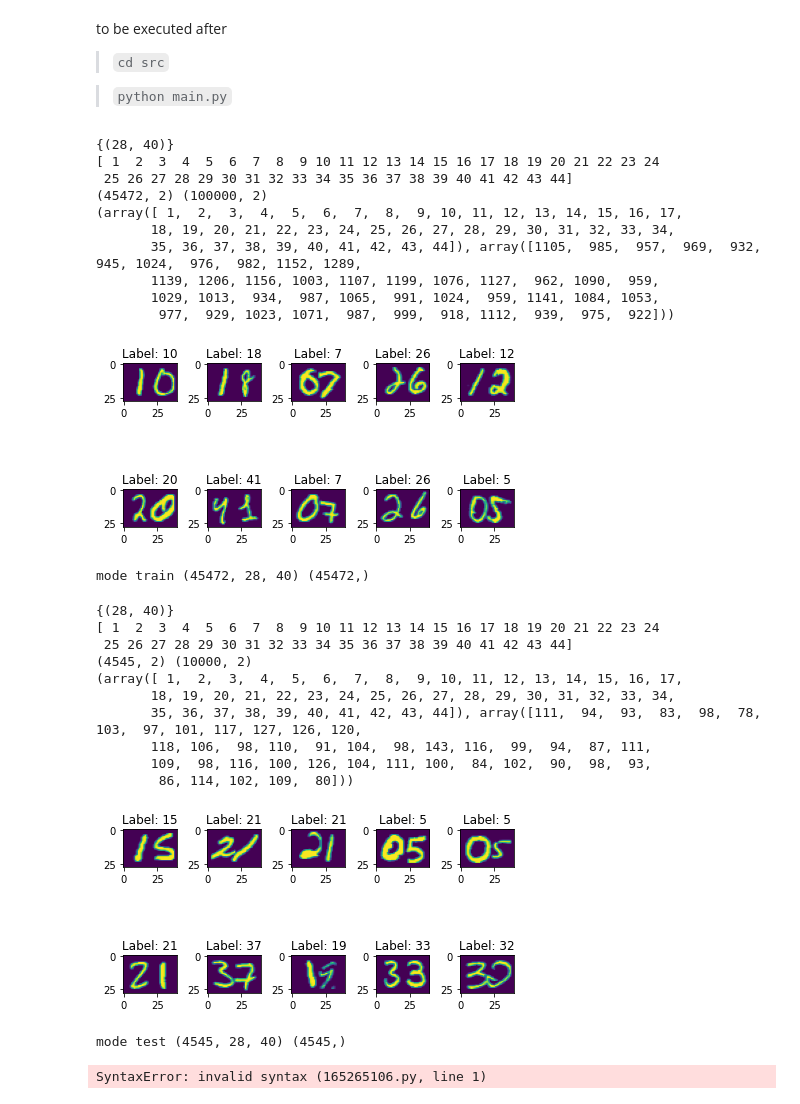
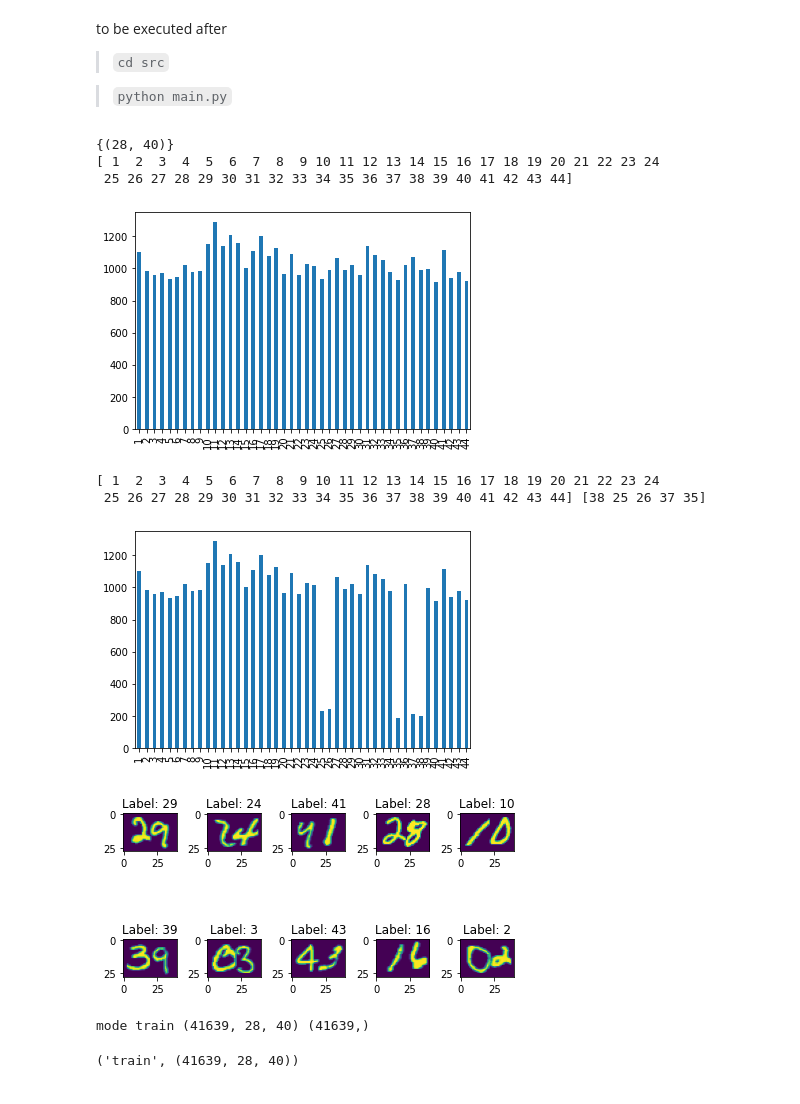
Before and after one commit to DBertazioli/multi-mnist_custom, a Jupyter notebook: Dataset_Preparation.ipynb, the cells around one changed output. Saved outputs shown, nothing was run; the diff lists cells and outputs as text; code cells hidden in the pictures.

```diff
--- a/Dataset_Preparation.ipynb
+++ b/Dataset_Preparation.ipynb
@@ -23,8 +23,8 @@ seed(cherrypicked_seed)
 # tf.random.set_seed(cherrypicked_seed)
 random.seed(cherrypicked_seed)
 # %%
-modes = ["train", "test"]
-
+# modes = ["train", "test"]
+modes = ["train"]
 def sort_by_name(filepath):
     return(int(Path(filepath).stem))
 
@@ -63,9 +63,32 @@ for mode in modes:
     # selected_label_list, len(selected_label_list)
 
     selected_labels = labels[labels.label.isin(selected_label_list)]
-    print(selected_labels.shape, labels.shape)
+#     print(selected_labels.shape, labels.shape)
 
-    print(np.unique(selected_labels.label, return_counts=True))
+#     print(np.unique(selected_labels.label, return_counts=True))
+    if mode == "train":
+        selected_labels.label.value_counts().sort_index(ascending=True).plot(kind = 'bar')
+        plt.show()
+
+        sample_selected_label_list = selected_label_list.copy()
+        np.random.shuffle(sample_selected_label_list)
+        sample_selected_label_list = sample_selected_label_list[:5]
+        print(selected_label_list, sample_selected_label_list)
+        # selected_label_list = [10, 18, 61, 64, 83, 63, 46, 72, 33, 85]
+        # selected_label_list, len(selected_label_list)
+
+        # sample_selected_labels = selected_labels[selected_labels.label.isin(sample_selected_label_list)]
+        not_sampled_selected_labels = selected_labels[~selected_labels.label.isin(sample_selected_label_list)]
+
+        sampled_selected_labels = []
+        for label in sample_selected_label_list:
+            label_df = selected_labels[selected_labels.label.isin([label])]
+            sampled_selected_labels.append(label_df.sample(len(label_df)//np.random.randint(4,6)))
+        sampled_selected_labels = pd.concat(sampled_selected_labels)
+
+        selected_labels = pd.concat([not_sampled_selected_labels, sampled_selected_labels])
+        selected_labels.label.value_counts().sort_index(ascending=True).plot(kind = 'bar')
+        plt.show()
 
     selected_indexes = selected_labels.index.to_list()
     # selected_indexes[:10]
@@ -83,58 +106,40 @@ for mode in modes:
 
     np_images = np.vstack(np.expand_dims(selected_img_list, 0))
     # np_images.shape
 
     #a visual check
     fig, ax = plt.subplots(2, 5)
     for i in range(2):
         for j in range(5):
 
             index = np.random.randint(0, len(np_images))
             # print(np_labels[index])
             # print(selected_img_list_pathes[index])
             ax[i, j].imshow(np_images[index])
             ax[i, j].set_title(f'Label: {np_labels[index]}')
     plt.tight_layout()
     plt.show()
     fig.savefig(f"examples/{mode}_example.png")
 
     # np.save(f"./final_dataset/X_{mode}.npy", np_images)
     # np.save(f"./final_dataset/y_{mode}.npy", np_labels)
 
     np.savez_compressed(f"./final_dataset/X_{mode}.npz", np_images)
     np.savez_compressed(f"./final_dataset/y_{mode}.npz", np_labels)
 
     # print("mode", mode, np.load(f"./final_dataset/X_{mode}.npy").shape, np.load(f"./final_dataset/y_{mode}.npy").shape)
     print("mode", mode, np.load(f"./final_dataset/X_{mode}.npz")["arr_0"].shape, np.load(f"./final_dataset/y_{mode}.npz")["arr_0"].shape)
 # %% [output]
 {(28, 40)}
 [ 1  2  3  4  5  6  7  8  9 10 11 12 13 14 15 16 17 18 19 20 21 22 23 24
  25 26 27 28 29 30 31 32 33 34 35 36 37 38 39 40 41 42 43 44]
-(45472, 2) (100000, 2)
-(array([ 1,  2,  3,  4,  5,  6,  7,  8,  9, 10, 11, 12, 13, 14, 15, 16, 17,
-       18, 19, 20, 21, 22, 23, 24, 25, 26, 27, 28, 29, 30, 31, 32, 33, 34,
-       35, 36, 37, 38, 39, 40, 41, 42, 43, 44]), array([1105,  985,  957,  969,  932,  945, 1024,  976,  982, 1152, 1289,
-       1139, 1206, 1156, 1003, 1107, 1199, 1076, 1127,  962, 1090,  959,
-       1029, 1013,  934,  987, 1065,  991, 1024,  959, 1141, 1084, 1053,
-        977,  929, 1023, 1071,  987,  999,  918, 1112,  939,  975,  922]))
-[figure, old version]
+[figure, new version]
-mode train (45472, 28, 40) (45472,)
+[ 1  2  3  4  5  6  7  8  9 10 11 12 13 14 15 16 17 18 19 20 21 22 23 24
+ 25 26 27 28 29 30 31 32 33 34 35 36 37 38 39 40 41 42 43 44] [38 25 26 37 35]
+[figure, new version]
+[figure, added]
-{(28, 40)}
-[ 1  2  3  4  5  6  7  8  9 10 11 12 13 14 15 16 17 18 19 20 21 22 23 24
- 25 26 27 28 29 30 31 32 33 34 35 36 37 38 39 40 41 42 43 44]
-(4545, 2) (10000, 2)
-(array([ 1,  2,  3,  4,  5,  6,  7,  8,  9, 10, 11, 12, 13, 14, 15, 16, 17,
-       18, 19, 20, 21, 22, 23, 24, 25, 26, 27, 28, 29, 30, 31, 32, 33, 34,
-       35, 36, 37, 38, 39, 40, 41, 42, 43, 44]), array([111,  94,  93,  83,  98,  78, 103,  97, 101, 117, 127, 126, 120,
-       118, 106,  98, 110,  91, 104,  98, 143, 116,  99,  94,  87, 111,
-       109,  98, 116, 100, 126, 104, 111, 100,  84, 102,  90,  98,  93,
-        86, 114, 102, 109,  80]))
+mode train (41639, 28, 40) (41639,)
-[figure, old version]
-mode test (4545, 28, 40) (4545,)
-# %%
-67 65 37 52 84 23 74 89 62 44 57 93 86 12 10 26 13 59 11 45 16 38 15 31
- 92 17 77 28 68 30
-# %% [output]
-SyntaxError: invalid syntax (165265106.py, line 1)
 # %%
  mode, np.load(f"./final_dataset/X_{mode}.npz")["arr_0"].shape
+# %% [output]
+('train', (41639, 28, 40))
```
Also changed, not shown: parts of 7 cells of this notebook, 4 other files.
